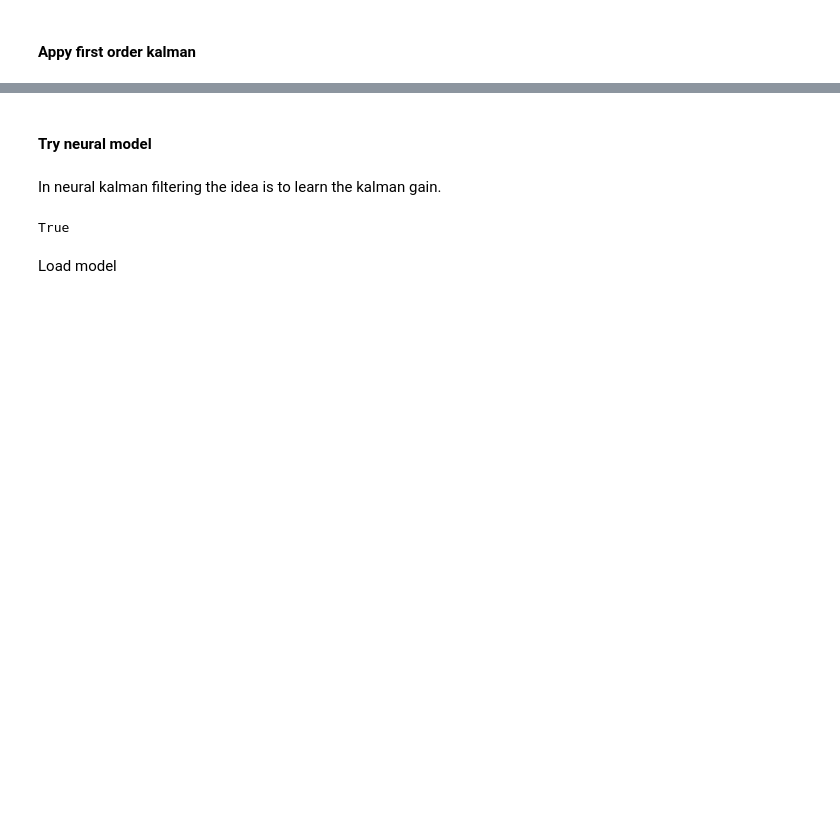
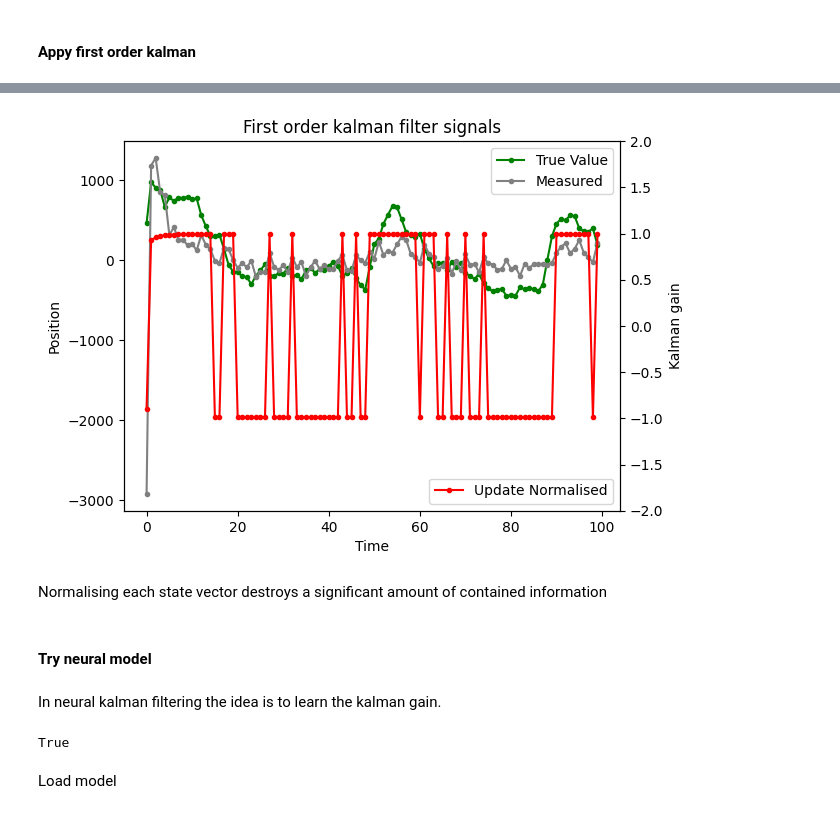
Before and after one commit to 262882/myKalmanFIlter, a Jupyter notebook: kalmanFilteringNeural.ipynb, the cells around one changed output, grey strips where cells are left out. Drawn from its saved outputs; the diff is of its cells as text; code cells hidden in the pictures; blank space fills up the shorter version.

```diff
--- a/kalmanFilteringNeural.ipynb
+++ b/kalmanFilteringNeural.ipynb
@@ -68,3 +94,22 @@ plt.show()
+# %%
+update_norm = update/np.linalg.norm(update,axis=1,keepdims=True)
+# %%
+plt.plot(steps, error, marker=".",color="g")
+plt.plot(steps, update[:,0] ,marker=".",color="gray")
+plt.title("First order kalman filter signals")
+plt.xlabel("Time")
+plt.ylabel("Position")
+plt.legend(["True Value","Measured","Estimated"],loc='upper right')
+plt.twinx()
+plt.plot(steps, update_norm[:,0] ,marker=".",color="red")
+plt.ylabel("Kalman gain")
+plt.legend(["Update Normalised", "Update"],loc='lower right')
+plt.ylim([-2,2])
+plt.show()
+# %% [output]
+[figure, added]
+# %% [markdown]
+Normalising each state vector destroys a significant amount of contained information
 # %% [markdown]
 #### Try neural model
 # %% [markdown]
```
Also changed, not shown: parts of 14 cells of this notebook, 4 other files.
